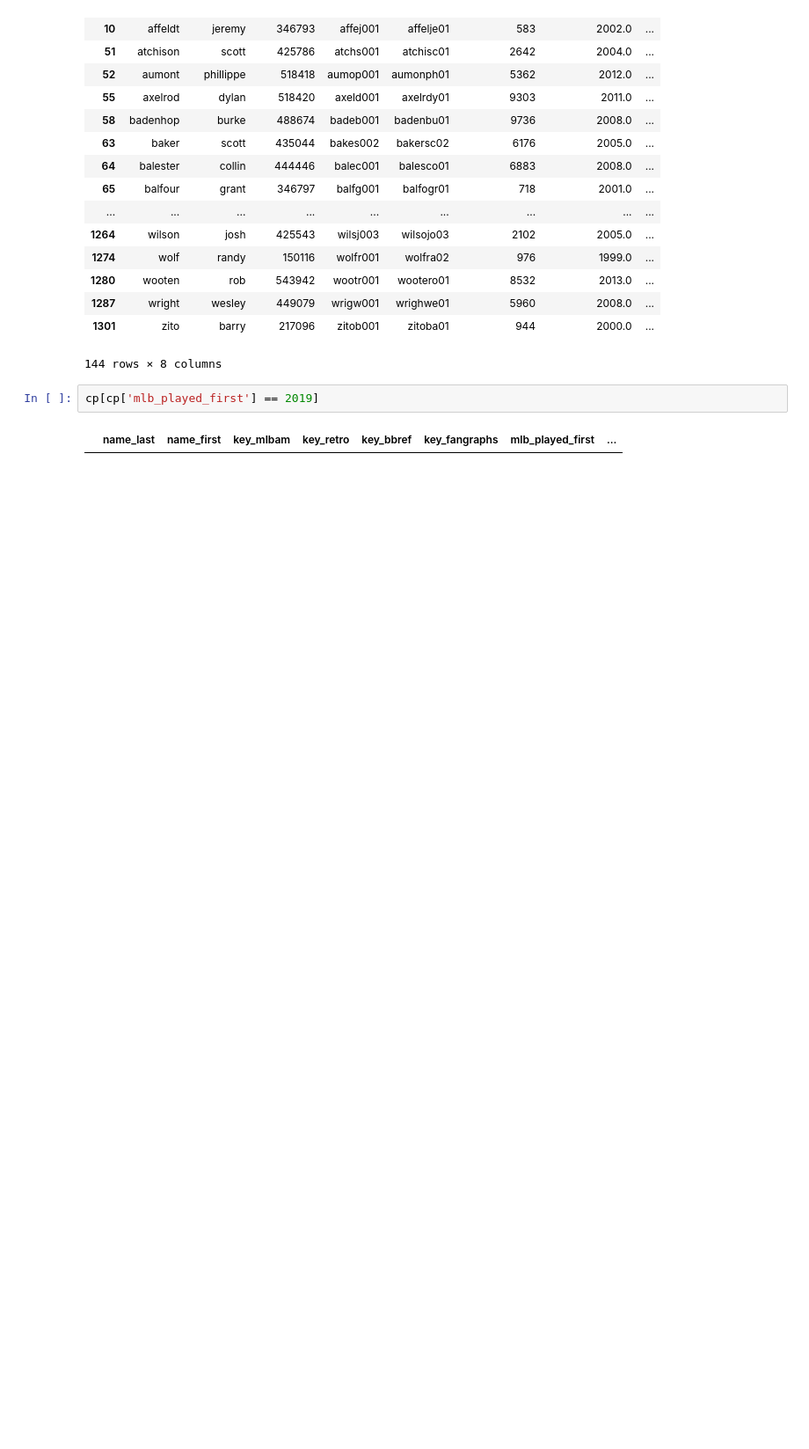
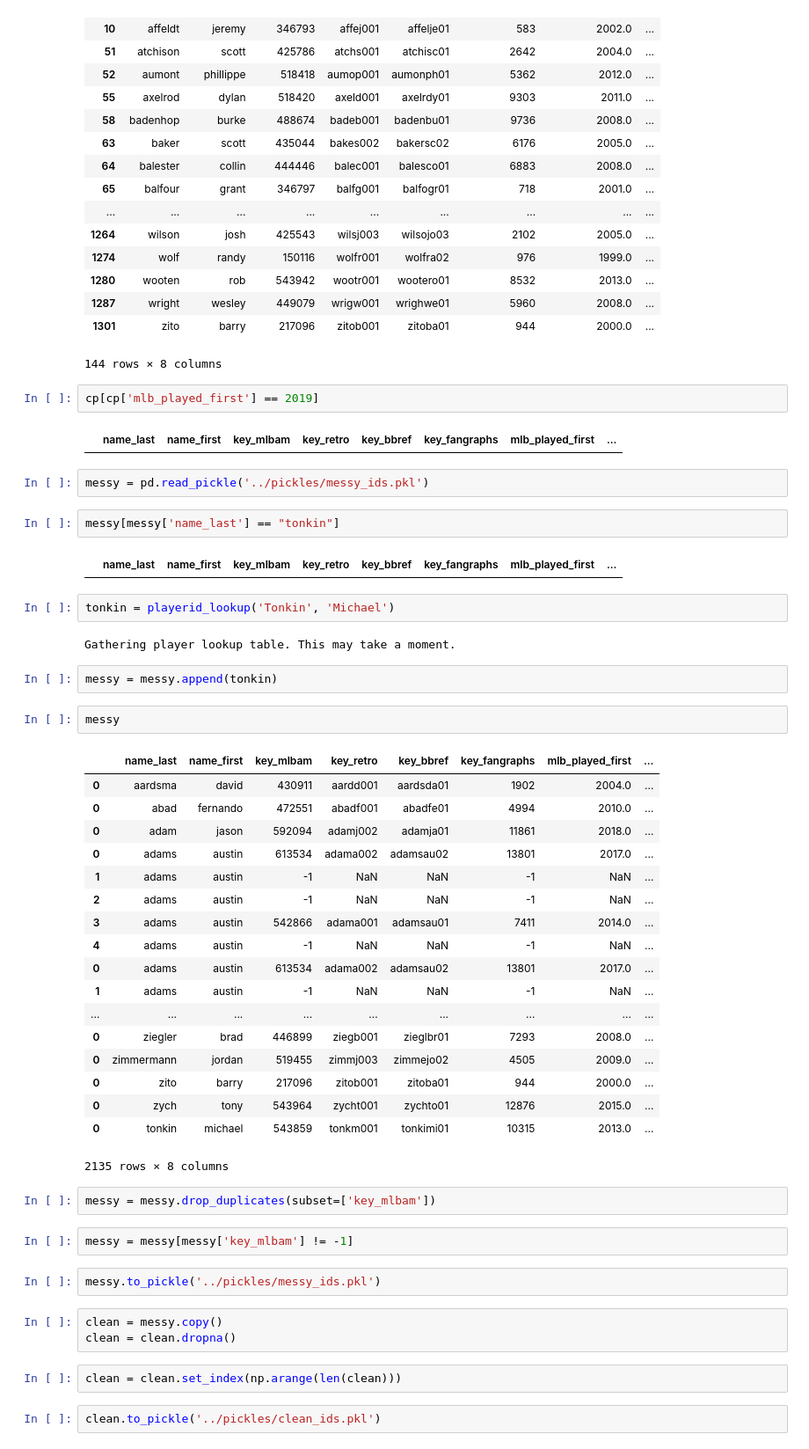
Before and after one commit to t-phill/mlb_injuries, a Jupyter notebook: notebooks/explore.ipynb, the cells around one changed output. Shown at 88% size. Cells and saved outputs as stored; diff of their text form; blank space fills up the shorter version.

```diff
--- a/notebooks/explore.ipynb
+++ b/notebooks/explore.ipynb
@@ -464,3 +448,49 @@ cp = cp.set_index(np.arange(len(cp)))
 cp[cp['mlb_played_first'] == 2019]
 # %% [output]
 |  | name_last | name_first | key_mlbam | key_retro | key_bbref | key_fangraphs | mlb_played_first | ... |
+# %%
+messy = pd.read_pickle('../pickles/messy_ids.pkl')
+# %%
+messy[messy['name_last'] == "tonkin"]
+# %% [output]
+|  | name_last | name_first | key_mlbam | key_retro | key_bbref | key_fangraphs | mlb_played_first | ... |
+# %%
+tonkin = playerid_lookup('Tonkin', 'Michael')
+# %% [output]
+Gathering player lookup table. This may take a moment.
+# %%
+messy = messy.append(tonkin)
+# %%
+messy
+# %% [output]
+|  | name_last | name_first | key_mlbam | key_retro | key_bbref | key_fangraphs | mlb_played_first | ... |
+| 0 | aardsma | david | 430911 | aardd001 | aardsda01 | 1902 | 2004.0 | ... |
+| 0 | abad | fernando | 472551 | abadf001 | abadfe01 | 4994 | 2010.0 | ... |
+| 0 | adam | jason | 592094 | adamj002 | adamja01 | 11861 | 2018.0 | ... |
+| 0 | adams | austin | 613534 | adama002 | adamsau02 | 13801 | 2017.0 | ... |
+| 1 | adams | austin | -1 | NaN | NaN | -1 | NaN | ... |
+| 2 | adams | austin | -1 | NaN | NaN | -1 | NaN | ... |
+| 3 | adams | austin | 542866 | adama001 | adamsau01 | 7411 | 2014.0 | ... |
+| 4 | adams | austin | -1 | NaN | NaN | -1 | NaN | ... |
+| 0 | adams | austin | 613534 | adama002 | adamsau02 | 13801 | 2017.0 | ... |
+| 1 | adams | austin | -1 | NaN | NaN | -1 | NaN | ... |
+| ... | ... | ... | ... | ... | ... | ... | ... | ... |
+| 0 | ziegler | brad | 446899 | ziegb001 | zieglbr01 | 7293 | 2008.0 | ... |
+| 0 | zimmermann | jordan | 519455 | zimmj003 | zimmejo02 | 4505 | 2009.0 | ... |
+| 0 | zito | barry | 217096 | zitob001 | zitoba01 | 944 | 2000.0 | ... |
+| 0 | zych | tony | 543964 | zycht001 | zychto01 | 12876 | 2015.0 | ... |
+| 0 | tonkin | michael | 543859 | tonkm001 | tonkimi01 | 10315 | 2013.0 | ... |
+2135 rows × 8 columns
+# %%
+messy = messy.drop_duplicates(subset=['key_mlbam'])
+# %%
+messy = messy[messy['key_mlbam'] != -1]
+# %%
+messy.to_pickle('../pickles/messy_ids.pkl')
+# %%
+clean = messy.copy()
+clean = clean.dropna()
+# %%
+clean = clean.set_index(np.arange(len(clean)))
+# %%
+clean.to_pickle('../pickles/clean_ids.pkl')
```
Also changed, not shown: parts of 15 cells of this notebook.
